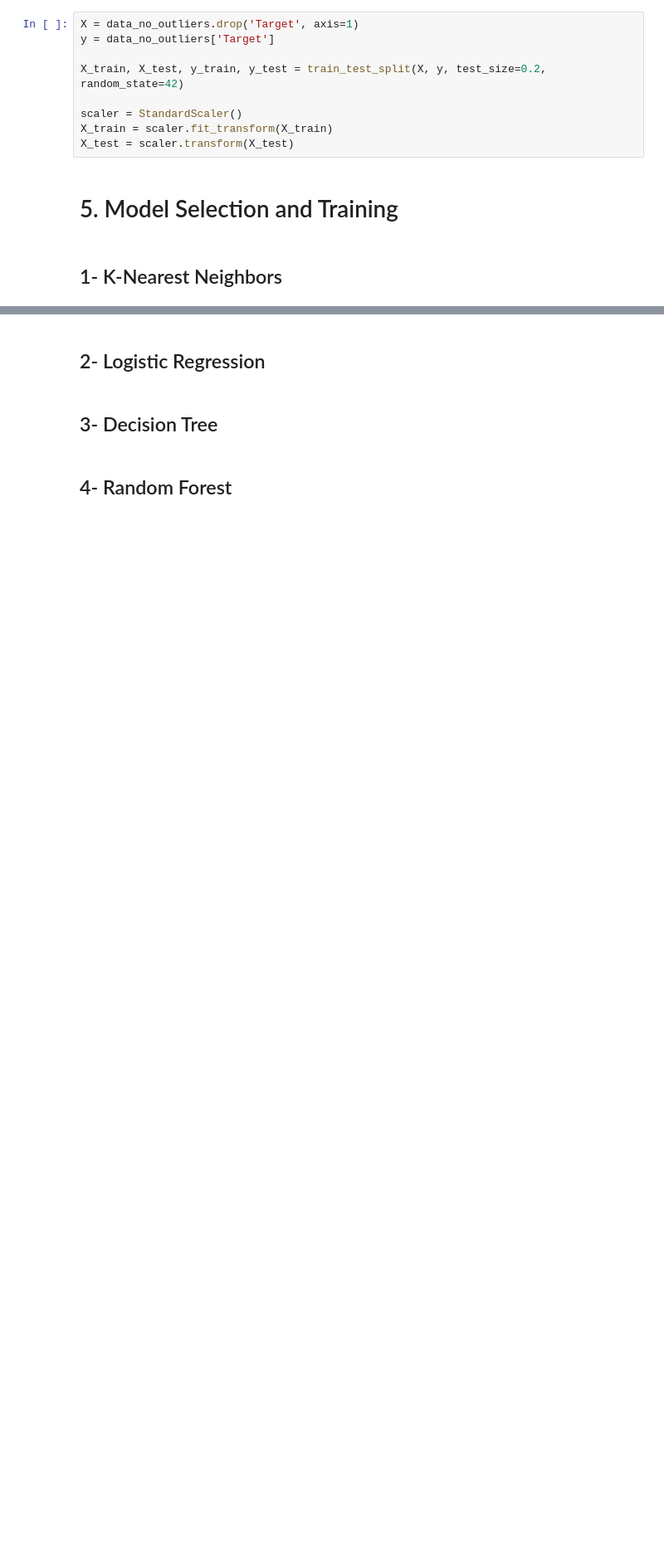
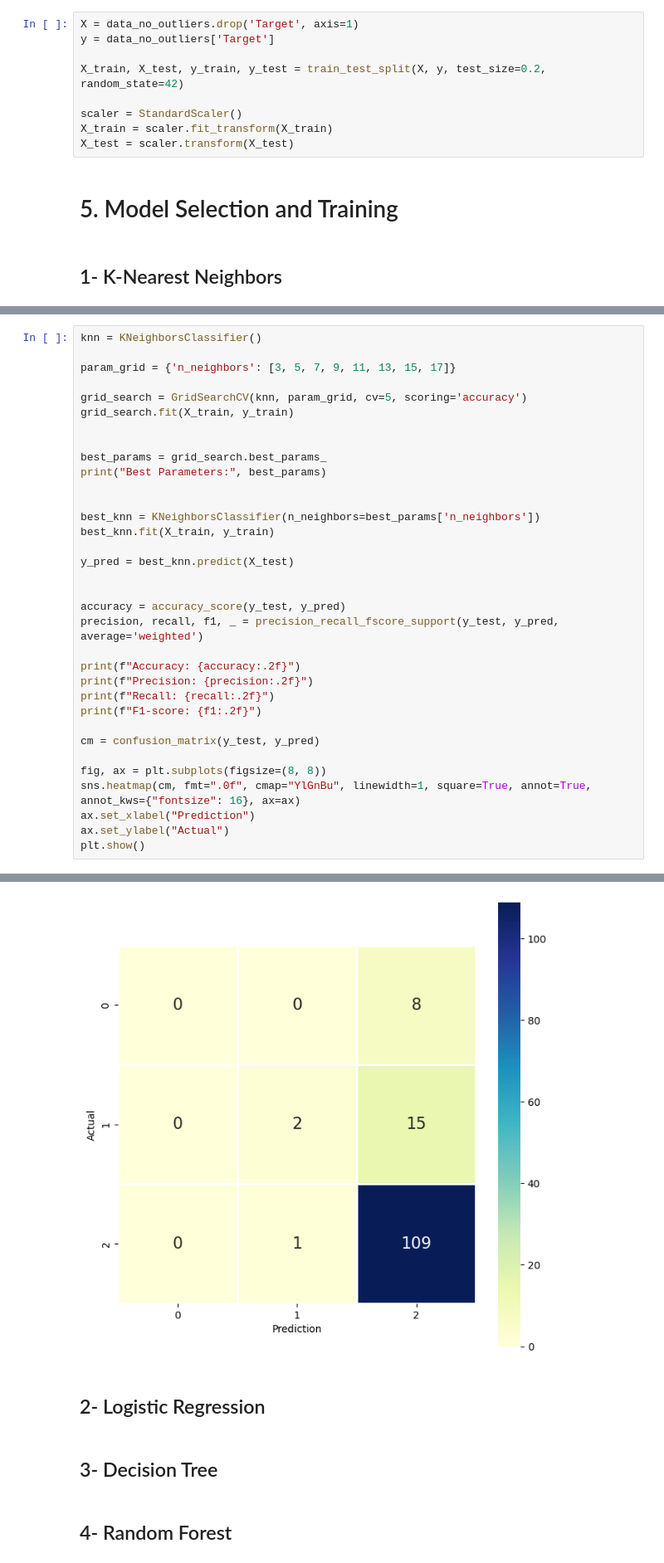
Before and after one commit to hamzaezzine/Predict-students-dropout-and-academic-success-using-machine-learning-algorithms, a Jupyter notebook: notebook-project.ipynb, the cells around one changed output, grey strips where cells are left out. Shown at 83% size. Cells and saved outputs as stored; diff of their text form; blank space fills up the shorter version.

```diff
--- a/notebook-project.ipynb
+++ b/notebook-project.ipynb
@@ -334,0 +348,35 @@ Accuracy: 70.85%
+# %%
+knn = KNeighborsClassifier()
+
+param_grid = {'n_neighbors': [3, 5, 7, 9, 11, 13, 15, 17]}
+
+grid_search = GridSearchCV(knn, param_grid, cv=5, scoring='accuracy')
+grid_search.fit(X_train, y_train)
+
+
+best_params = grid_search.best_params_
+print("Best Parameters:", best_params)
+
+
+best_knn = KNeighborsClassifier(n_neighbors=best_params['n_neighbors'])
+best_knn.fit(X_train, y_train)
+
+y_pred = best_knn.predict(X_test)
+
+
+accuracy = accuracy_score(y_test, y_pred)
+precision, recall, f1, _ = precision_recall_fscore_support(y_test, y_pred, average='weighted')
+
+print(f"Accuracy: {accuracy:.2f}")
+print(f"Precision: {precision:.2f}")
+print(f"Recall: {recall:.2f}")
+print(f"F1-score: {f1:.2f}")
+
+cm = confusion_matrix(y_test, y_pred)
+
+fig, ax = plt.subplots(figsize=(8, 8))
+sns.heatmap(cm, fmt=".0f", cmap="YlGnBu", linewidth=1, square=True, annot=True, annot_kws={"fontsize": 16}, ax=ax)
+ax.set_xlabel("Prediction")
+ax.set_ylabel("Actual")
+plt.show()
+# %% [output]
@@ -335,3 +388,4 @@ Accuracy: 70.85%
+[figure, added]
 # %% [markdown]
 ## 2- Logistic Regression
 # %% [markdown]
```
Also changed, not shown: parts of 5 cells of this notebook.
